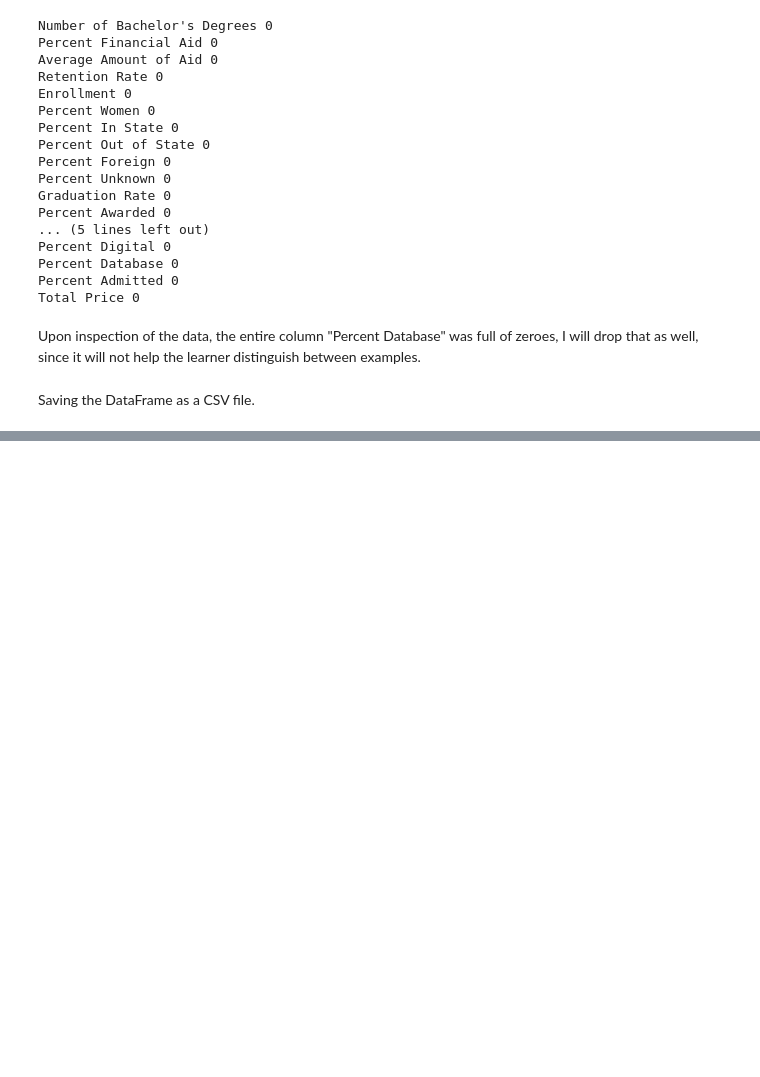
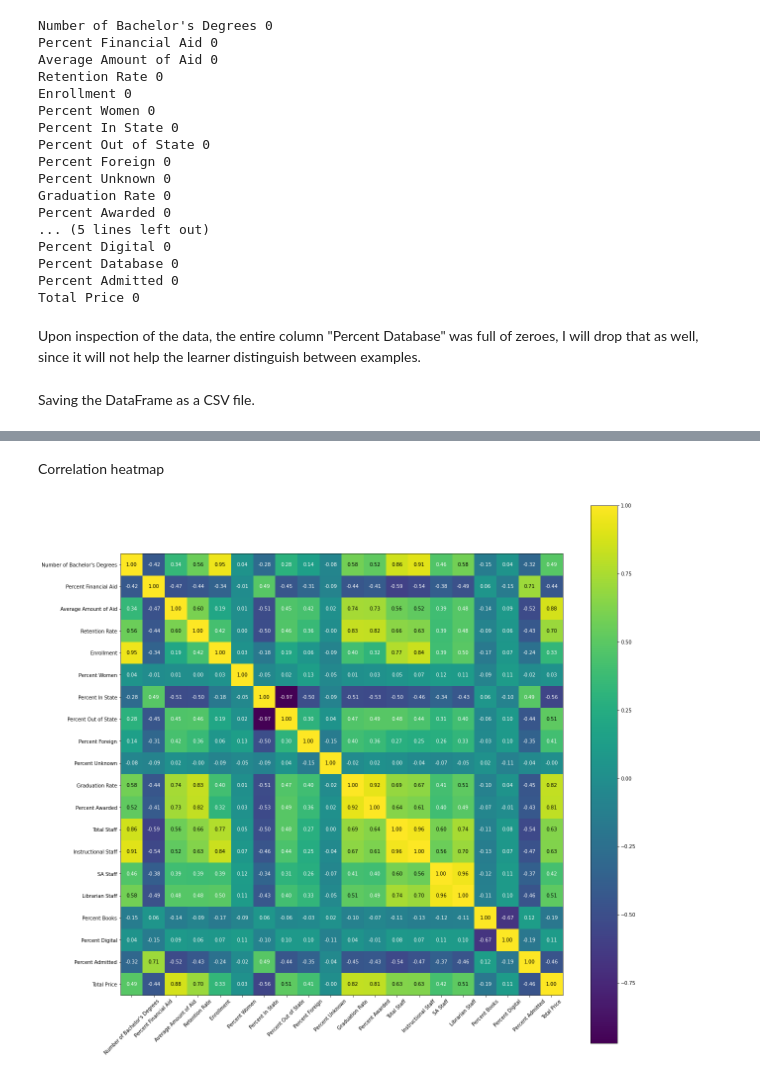
Before and after one commit to tuckert23/final_project, a Jupyter notebook: data_cleaning_school_data.ipynb, the cells around one changed output, grey strips where cells are left out. Cells and saved outputs as stored; diff of their text form; code cells hidden in the pictures; blank space fills up the shorter version.

```diff
--- a/data_cleaning_school_data.ipynb
+++ b/data_cleaning_school_data.ipynb
@@ -306,0 +336,8 @@ df.to_csv("./cleaned_data_final.csv")
+# %% [markdown]
+Correlation heatmap
+# %%
+corrmap = np.corrcoef(df[columns].values.T)
+hmap = heatmap(corrmap, row_names=columns, column_names=columns, figsize=(20, 20))
+plt.savefig("./figs/heatmap.png")
+# %% [output]
+[figure, added]
```
Also changed, not shown: parts of 4 cells of this notebook, 2 other files.
